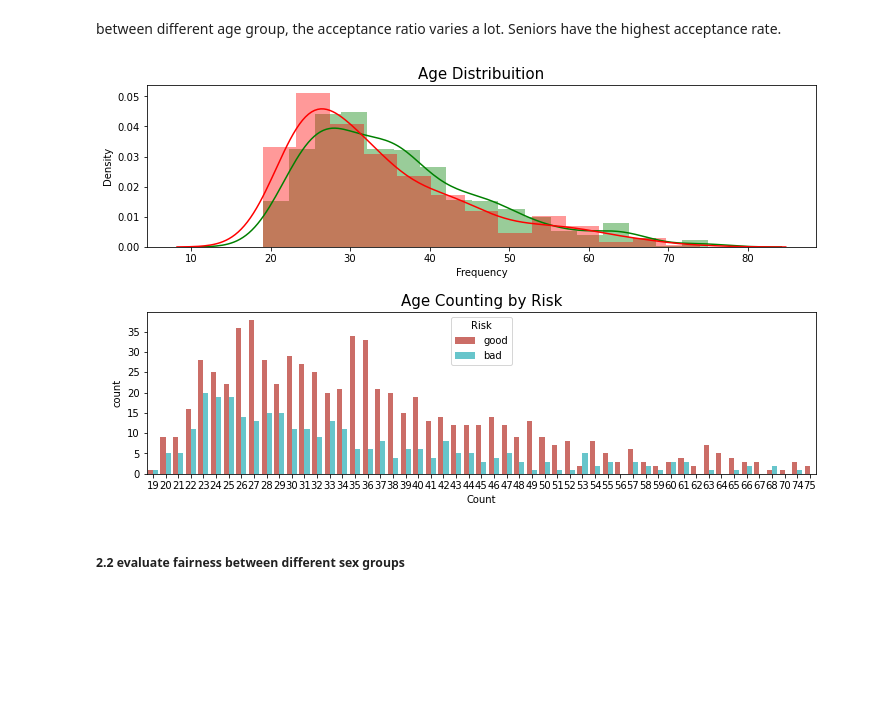
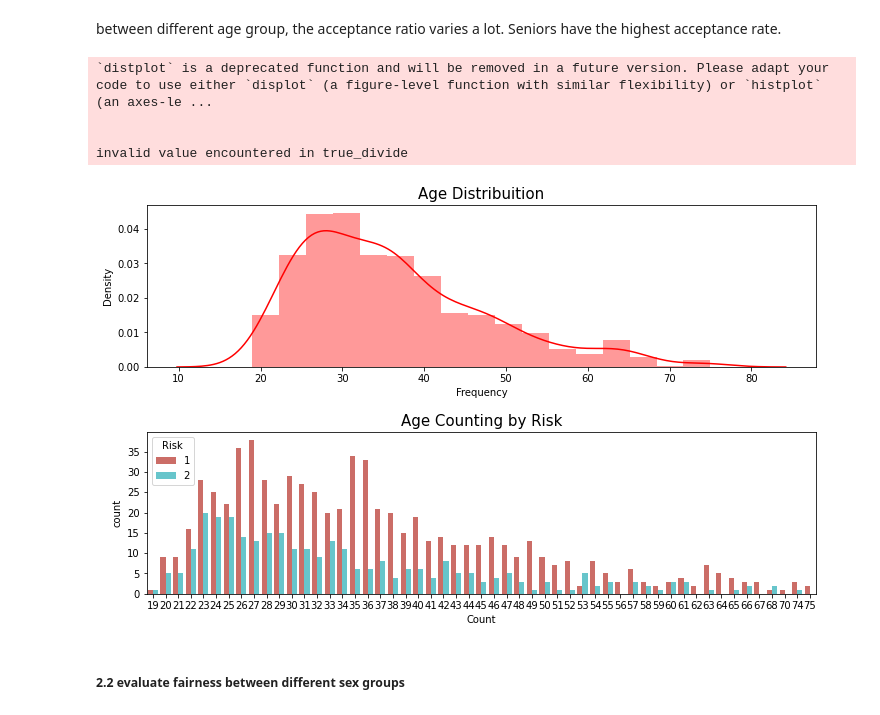
Before and after one commit to chuchugo/seai_i4, a Jupyter notebook: fair_evaluation.ipynb, the cells around one changed output. Drawn from its saved outputs; the diff is of its cells as text; code cells hidden in the pictures; blank space fills up the shorter version.

```diff
--- a/fair_evaluation.ipynb
+++ b/fair_evaluation.ipynb
@@ -10,5 +7,6 @@ df_credit = pd.read_csv("german_credit_data.csv",index_col=0)
 # %%
-df_credit = pd.read_csv("german.csv",index_col=0)
+#Importing the data
+df_credit = pd.read_csv("german.csv")
 
 def convertSex(age_cat):
     if age_cat == 'A91' or age_cat =="A94" or age_cat =='A93':
@@ -16,6 +14,6 @@ def convertSex(age_cat):
     else:
         return'female'
 
-df_credit['Sex'] = df_credit['Sex'].apply(convertSex)
-df_credit
+df_credit['Sex_cat'] = df_credit['Sex'].apply(convertSex)
+df_credit.loc[:,['Sex_cat','Sex']]
 # %% [output]
@@ -90,29 +230,33 @@ age_acceptance_rate = get_age_acceptance_rate(df_credit)
 # %% [markdown]
 between different age group, the acceptance ratio varies a lot. Seniors have the highest acceptance rate.
 # %%
-df_good = df_credit[df_credit["Risk"] == 'good']
-df_bad = df_credit[df_credit["Risk"] == 'bad']
+df_good = df_credit[df_credit["Risk"] == 0]
+df_bad = df_credit[df_credit["Risk"] == 1]
 
 fig, ax = plt.subplots(nrows=2, figsize=(12,8))
 plt.subplots_adjust(hspace = 0.4, top = 0.8)
 
 g1 = sns.distplot(df_good["Age"], ax=ax[0],
              color="g")
 g1 = sns.distplot(df_bad["Age"], ax=ax[0],
              color='r')
 g1.set_title("Age Distribuition", fontsize=15)
 g1.set_xlabel("Age")
 g1.set_xlabel("Frequency")
 
 g2 = sns.countplot(x="Age",data=df_credit,
               palette="hls", ax=ax[1],
               hue = "Risk")
 g2.set_title("Age Counting by Risk", fontsize=15)
 g2.set_xlabel("Age")
 g2.set_xlabel("Count")
 plt.show()
 # %% [output]
+`distplot` is a deprecated function and will be removed in a future version. Please adapt your code to use either `displot` (a figure-level function with similar flexibility) or `histplot` (an axes-le ...
+
+
+invalid value encountered in true_divide
-[figure, old version]
+[figure, new version]
 # %%
 # it's a library that we work with plotly
 import plotly.offline as py
```
Also changed, not shown: parts of 18 cells of this notebook, 3 other files.
